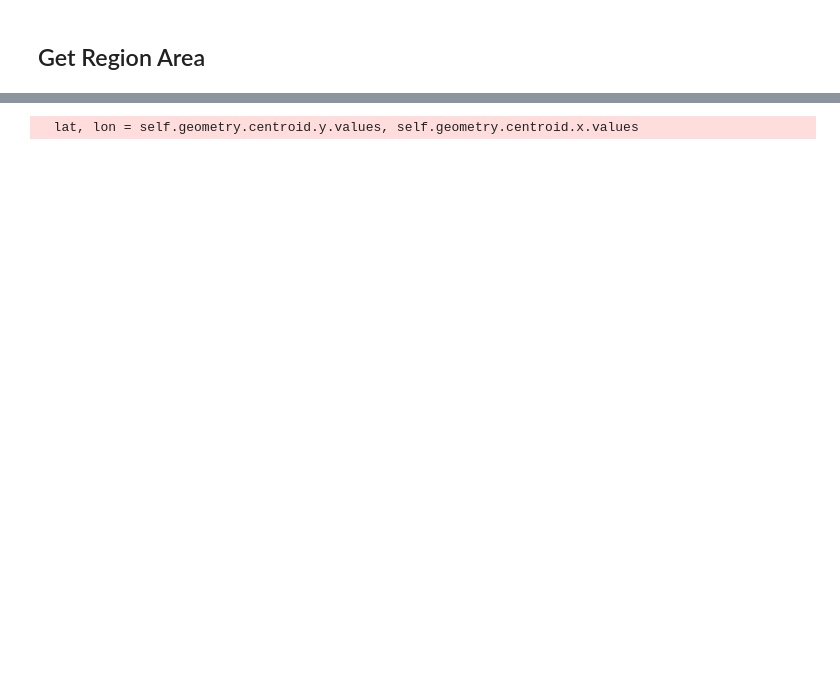
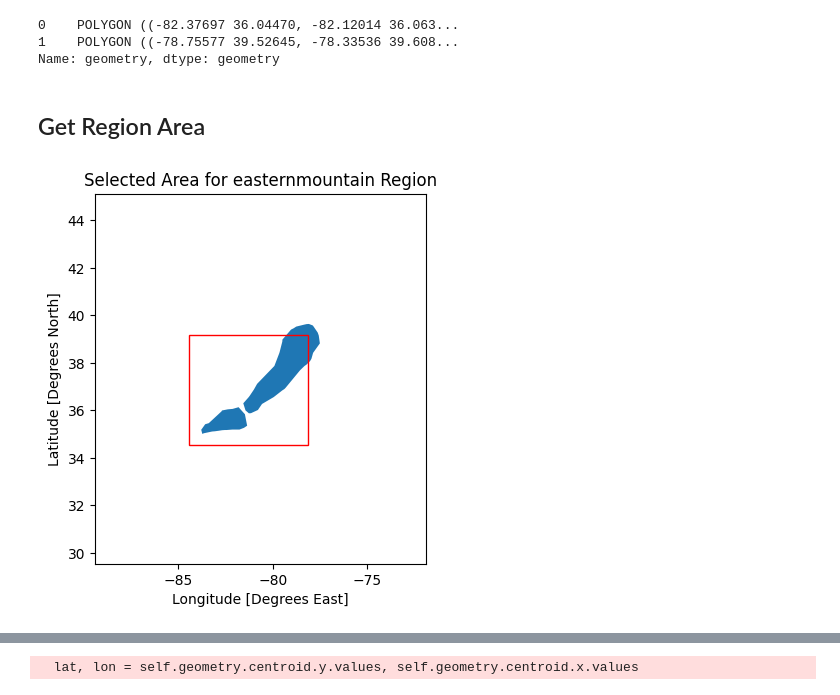
Before and after one commit to FixCarbon/um-mads, a Jupyter notebook: notebooks/era5_data_access.ipynb, the cells around one changed output, grey strips where cells are left out. Drawn from its saved outputs; the diff is of its cells as text; code cells hidden in the pictures; blank space fills up the shorter version.

```diff
--- a/notebooks/era5_data_access.ipynb
+++ b/notebooks/era5_data_access.ipynb
@@ -16 +27,7 @@ from nex_gddp_cmip6 import get_nex_dataset, TIME_OPTIMIZED_SCENARIOS, AVAILABLE_
+# %%
+orchards_gdf.geometry
+# %% [output]
+0    POLYGON ((-82.37697 36.04470, -82.12014 36.063...
+1    POLYGON ((-78.75577 39.52645, -78.33536 39.608...
+Name: geometry, dtype: geometry
 # %%
@@ -24,4 +38,36 @@ weather = WeatherAPI(geo_series, 'US/Central')
 # %% [markdown]
 ## Get Region Area
+# %%
+## Get Coordinates:
+
+# https://pythongis.org/part2/chapter-06/nb/03-geometric-manipulation.html#:~:text=In%20a%20GeoDataFrame%20%2C%20the%20envelope,bounding%20rectangle%20for%20each%20geometry.&text=In%20order%20to%20get%20the,bounding%20rectangle%20for%20that%20polygon.
+bbox = orchards_gdf.geometry.unary_union.bounds
+# Add a 10% buffer to the bounding box
+width = bbox[2] - bbox[0]
+height = bbox[3] - bbox[1]
+bbox = (
+    bbox[0] - 0.1 * width,
+    bbox[1] - 0.1 * height,
+    bbox[2] + 0.1 * width,
+    bbox[3] + 0.1 * height,
+)
+north = bbox[3]
+south = bbox[1]
+east = bbox[2]
+west = bbox[0]
+
+# Visualize Selected Region
+ax = orchards_gdf.plot()
+ax.set_xlim(west-5,east+5)
+ax.set_ylim(south-5,north+5)
+
+rect = patches.Rectangle((west, south), width, height, linewidth=1, edgecolor='r', facecolor='none')
+ax.add_patch(rect)
+ax.set_title(f'Selected Area for {region} Region')
+ax.set_xlabel('Longitude [Degrees East]')
+ax.set_ylabel('Latitude [Degrees North]')
+plt.show()
+# %% [output]
+[figure, added]
 # %%
 # https://www.freecodecamp.org/news/strftime-in-python/
```
Also changed, not shown: parts of 18 cells of this notebook, 10 other files.
